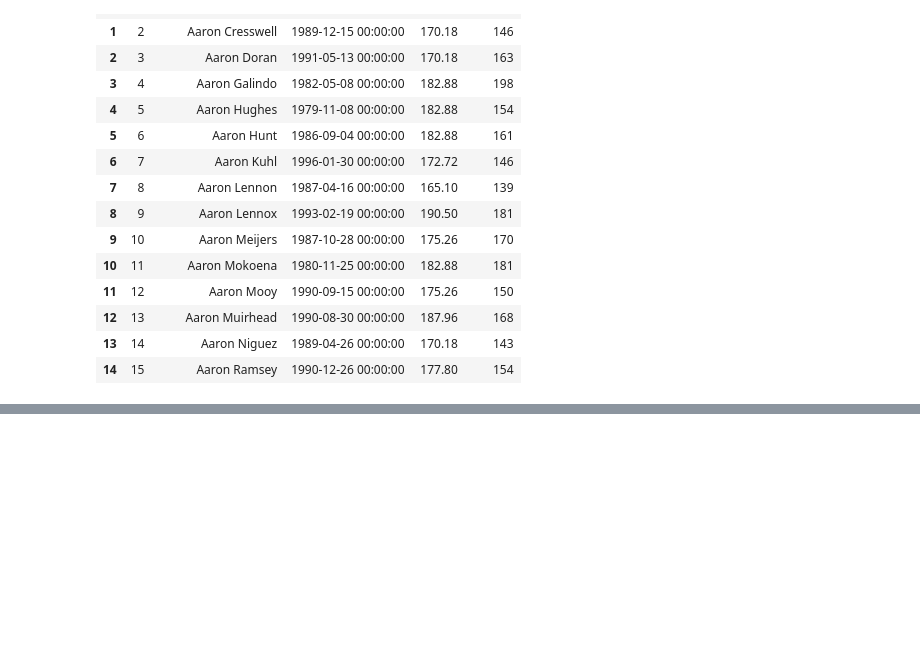
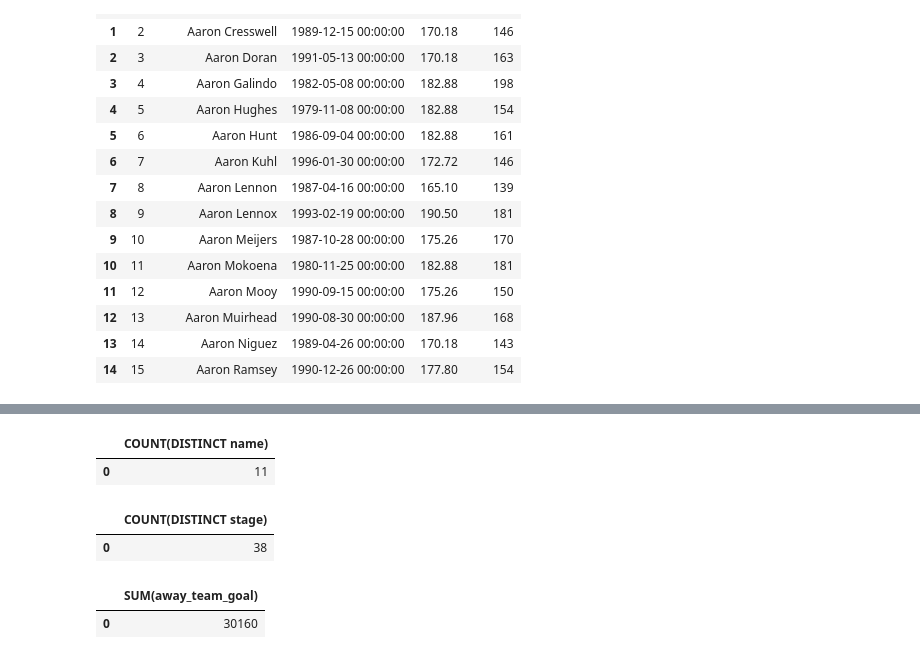
Before and after one commit to Julieth-Garzon07/Talento-Tech, a Jupyter notebook: Taller_SQL.ipynb, the cells around one changed output, grey strips where cells are left out. Drawn from its saved outputs; the diff is of its cells as text; code cells hidden in the pictures; blank space fills up the shorter version.

```diff
--- a/Taller_SQL.ipynb
+++ b/Taller_SQL.ipynb
@@ -210,0 +309,27 @@ players
+# %%
+query = """SELECT COUNT(DISTINCT name)
+           FROM Country; """
+
+count_countries = pd.read_sql(query, conn)
+count_countries
+# %% [output]
+|  | COUNT(DISTINCT name) |
+| 0 | 11 |
+# %%
+query = """SELECT COUNT(DISTINCT stage)
+           FROM Match; """
+
+countdis_stages = pd.read_sql(query, conn)
+countdis_stages
+# %% [output]
+|  | COUNT(DISTINCT stage) |
+| 0 | 38 |
+# %%
+query = """SELECT SUM(away_team_goal)
+           FROM Match; """
+
+sum_awayteam = pd.read_sql(query,conn)
+sum_awayteam
+# %% [output]
+|  | SUM(away_team_goal) |
+| 0 | 30160 |
```
Also changed, not shown: parts of 3 cells of this notebook.
